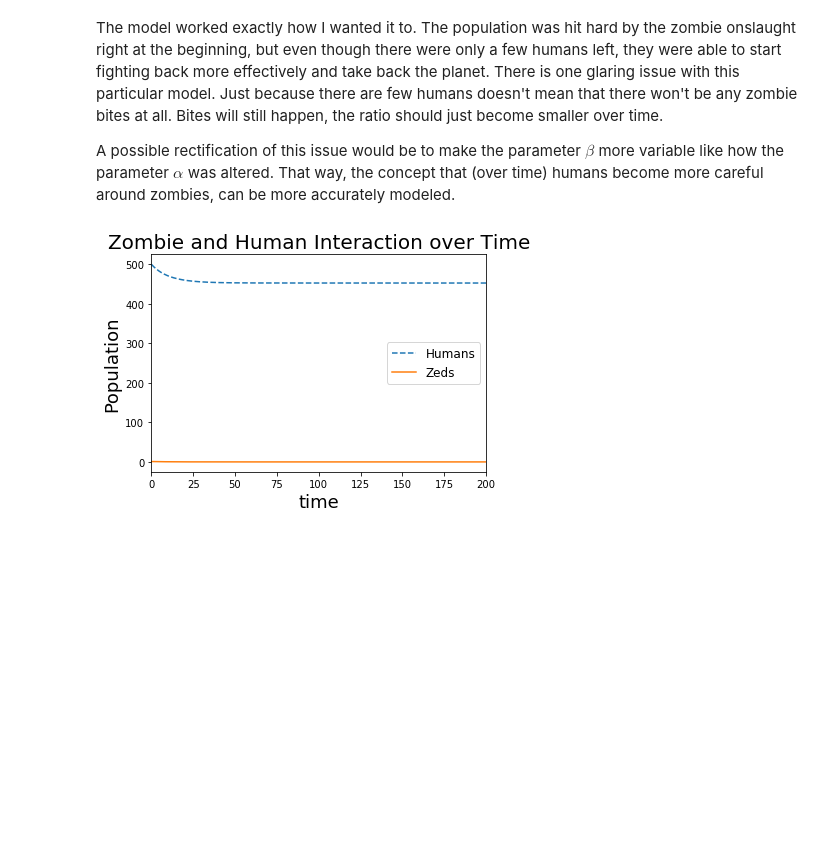
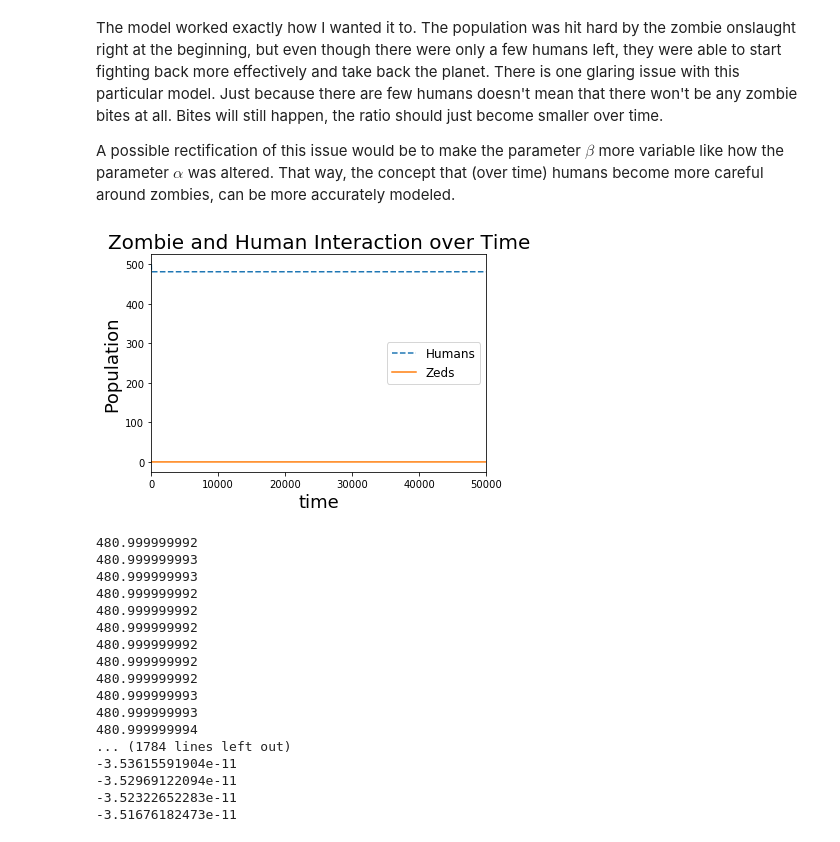
Before and after one commit to BananaBonanza/cwuMath475, a Jupyter notebook: Zombie/butlerZombies.ipynb, the cells around one changed output. Drawn from its saved outputs; the diff is of its cells as text; code cells hidden in the pictures; blank space fills up the shorter version.

```diff
--- a/Zombie/butlerZombies.ipynb
+++ b/Zombie/butlerZombies.ipynb
@@ -125,36 +125,79 @@ A possible rectification of this issue would be to make the parameter $\beta$ mo
 # %%
 %matplotlib inline
 import numpy as np
 import matplotlib.pyplot as plt
 from scipy.integrate import odeint
 
 #Zombie differential equation with humans being better fighters
 def ZombLose(xx,t,a,b,d,p):
     hum = xx[0]
     zom = xx[1]
     dea = xx[2]
     humP = p*hum - b*hum*zom - d*hum
     zomP = b*hum*zom - a*hum*zom
     deaP = a*hum*zom + d*hum
     return np.array([humP, zomP, deaP])
 
-a = 0.0097
-b = 0.0095
-d = 0.0001
-p = 0.0001
+a1 = 0.01
+b1 = 0.0095
+d1 = 0.0001
+p1 = 0.0001
 
-trange = np.linspace(0,200,400)
-xsoln = odeint(ZombLose, [500,1,0], trange, (a,b,d,p))
+trange1 = np.linspace(0,50000,50000)
+
+xsoln1 = odeint(ZombLose, [500,1,0], trange1, (a1,b1,d1,p1))
 fig=plt.figure()
-plt.plot(trange, xsoln[:,0],  linestyle='--', label="Humans")
-plt.plot(trange, xsoln[:,1], label="Zeds")
+plt.plot(trange1, xsoln1[:,0],  linestyle='--', label="Humans")
+plt.plot(trange1, xsoln1[:,1], label="Zeds")
 #plt.plot(trange, xsoln[:,2], label="Dead")
 plt.title("Zombie and Human Interaction over Time", fontsize='20')
 plt.ylabel("Population", fontsize='18')
 plt.legend(fontsize='12')
 plt.xlabel("time", fontsize='18')
-plt.xlim(0,200)
+plt.xlim(0,50000)
 plt.show()
 plt.close()
+
+a2 = 0.00951
+b2 = 0.0095
+d2 = 0.0001
+p2 = 0.0001
+
+#trange2 = np.linspace(0,50000,50000)
+
+#xsoln2 = odeint(ZombLose, [5000,1,0], trange2, (a2,b2,d2,p2))
+#fig=plt.figure()
+#plt.plot(trange2, xsoln2[:,0],  linestyle='--', label="Humans")
+#plt.plot(trange2, xsoln2[:,1], label="Zeds")
+#plt.plot(trange, xsoln[:,2], label="Dead")
+#plt.title("Zombie and Human Interaction over Time", fontsize='20')
+#plt.ylabel("Population", fontsize='18')
+#plt.legend(fontsize='12')
+#plt.xlabel("time", fontsize='18')
+#plt.xlim(0,20)
+#plt.show()
+#plt.close()
+
+for i in range(100,1000):
+    print xsoln1[i,0]
+for i in range(100,1000):
+    print xsoln2[i,1]
 # %% [output]
-[figure, old version]
+[figure, new version]
+480.999999992
+480.999999993
+480.999999993
+480.999999992
+480.999999992
+480.999999992
+480.999999992
+480.999999992
+480.999999992
+480.999999993
+480.999999993
+480.999999994
+... (1784 lines left out)
+-3.53615591904e-11
+-3.52969122094e-11
+-3.52322652283e-11
+-3.51676182473e-11
```
